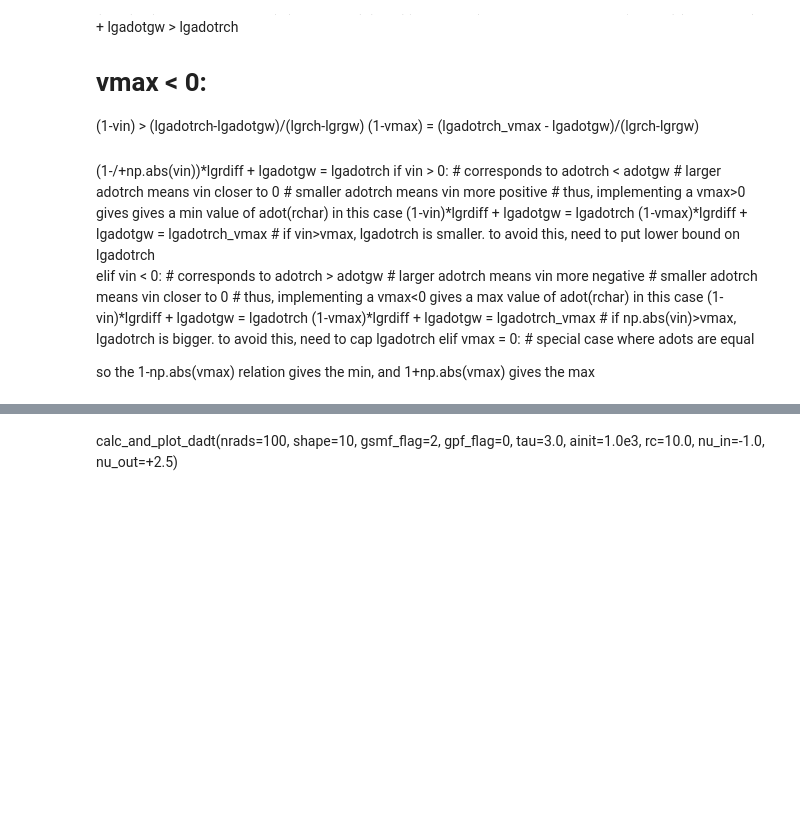
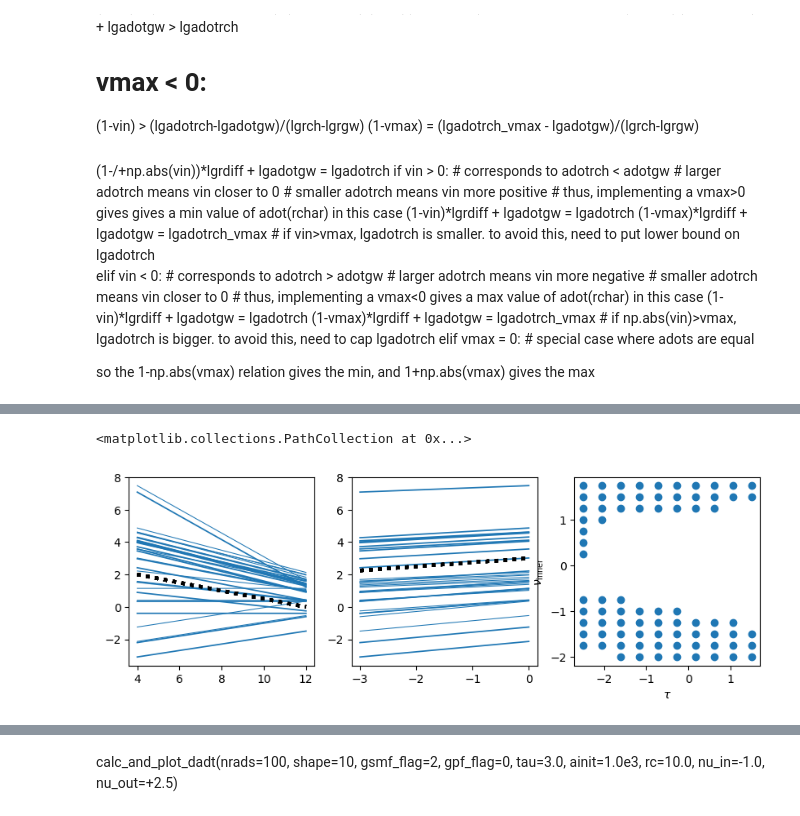
Before and after one commit to nanograv/holodeck, a Jupyter notebook: notebooks/devs/sams/sam-hardening-tests.ipynb, the cells around one changed output, grey strips where cells are left out. Saved outputs shown, nothing was run; the diff lists cells and outputs as text; code cells hidden in the pictures; blank space fills up the shorter version.

```diff
--- a/notebooks/devs/sams/sam-hardening-tests.ipynb
+++ b/notebooks/devs/sams/sam-hardening-tests.ipynb
@@ -2279,0 +2967,77 @@ plt.show()
+# %%
+nr = 100
+sh = 2
+gsmff = 2
+gpff = 0
+ai = 1.0e4
+#rch=10.0
+#t=1.0
+#nin=0.0
+#nout=2.5
+cm = plot._get_cmap('tab20')
+colors = cm(np.linspace(0, 1, 1000))
+
+fig,(ax0,ax1,ax2) = plt.subplots(figsize=(10,3),ncols=3)
+mod_count = 0
+sparse_mod_count = 0
+#for t in np.array([0.1,10]):
+#    for no in np.array([0.0,2.5]):
+#        for ni in np.array([-1,0.5]):
+#            for rch in np.array([10,100.0]):
+bad_t = []
+bad_nu = []
+for t in np.logspace(-2.5,1.5,10):
+    for no in np.array([2.5]):
+        for ni in np.arange(-2,2,0.25):
+            for rch in np.array([100.0]):
+                sam, hard, rads, dadt = get_sam_dadt(nrads=nr, shape=sh, gsmf_flag=gsmff, gpf_flag=gpff,
+                                                     ainit=ai, tau=t, rc=rch, nu_in=ni, nu_out=no);
+
+                if np.abs(dadt).max() > SPLC:
+                    print(f"dadt>c: {t=} {no=} {ni=} {rch}")
+                    bad_t.append(t)
+                    bad_nu.append(ni)
+
+                if mod_count % 10 == 0:
+                    agw_test = calc_aGW_for_Fixed_Time_2PL(hard, sam)
+                    _color = colors[sparse_mod_count]
+                    #print(f"{hard._norm.shape=}, {sam.mtot.shape=}, {sam.mrat.shape=}")
+                    #print(f"{agw_test.shape=} {agw_test.min()=} {agw_test.max()=}")
+
+                    mt, mr = np.broadcast_arrays(
+                        sam.mtot[:, np.newaxis],
+                        sam.mrat[np.newaxis, :]
+                    )
+                    rg = NWTG * mt / SPLC**2
+                    for j in range(sam.mrat.size):
+                        #print(f"mt={np.log10(mt[:,j]/MSOL)} {np.log10(agw_test[:,j]/( NWTG * sam.mtot / SPLC**2))}")
+                        ax0.plot(np.log10(mt[:,j]/MSOL), np.log10(agw_test[:,j]/rg[:,j]),
+                                 lw=1.25-0.5*j,color=_color)
+                        #plt.plot(np.log10(mr[j,:]), np.log10(agw_test[j,:]/rg),lw=1.25-0.25*j,alpha=0.5)
+
+                    for k in range(sam.mtot.size):
+                        #print(f"mr={np.log10(mr[k,:]/MSOL)} {np.log10(agw_test[k,:]/( NWTG * sam.mtot[k] / SPLC**2))}")
+                        ax1.plot(np.log10(mr[k,:]), np.log10(agw_test[k,:]/rg[k,:]),
+                                 lw=1.25-0.5*k,color=_color)
+
+                    ax0.plot(np.log10(mt[:,0]/MSOL),-0.25*np.log10(mt[:,0]/MSOL)+3,'k:',lw=3)
+                    ax1.plot(np.log10(mr[0,:]),0.25*np.log10(mr[0,:])+3,'k:',lw=3)
+                    sparse_mod_count += 1
+
+                mod_count += 1
+
+print(f"{mod_count=}")
+#print(len(bad_mods),len(bad_mods[0]))
+print(bad_mods)
+#print(np.log10(bad_mods[:][0]))
+#print(bad_mods[:][1])
+#ax2.set_xlim(-2.5,1.5)
+#ax2.set_ylim(-2,2)
+#for tt,nn in zip(bad_t,bad_nu):
+print(len(bad_t),len(bad_nu))
+ax2.set_xlabel(r'$\tau$')
+ax2.set_ylabel(r'$\nu_{\rm inner}$')
+ax2.scatter(np.log10(bad_t),bad_nu)
+#print(mt,mr,agw_test)
+#calc_and_plot_dadt(sam_data, distance_units='rg',fixedTime='total')
+# %% [output]
@@ -2279,0 +3061,2 @@ plt.show()
+<matplotlib.collections.PathCollection at 0x...>
+[figure, added]
```
Also changed, not shown: parts of 39 cells of this notebook, 6 other files.
